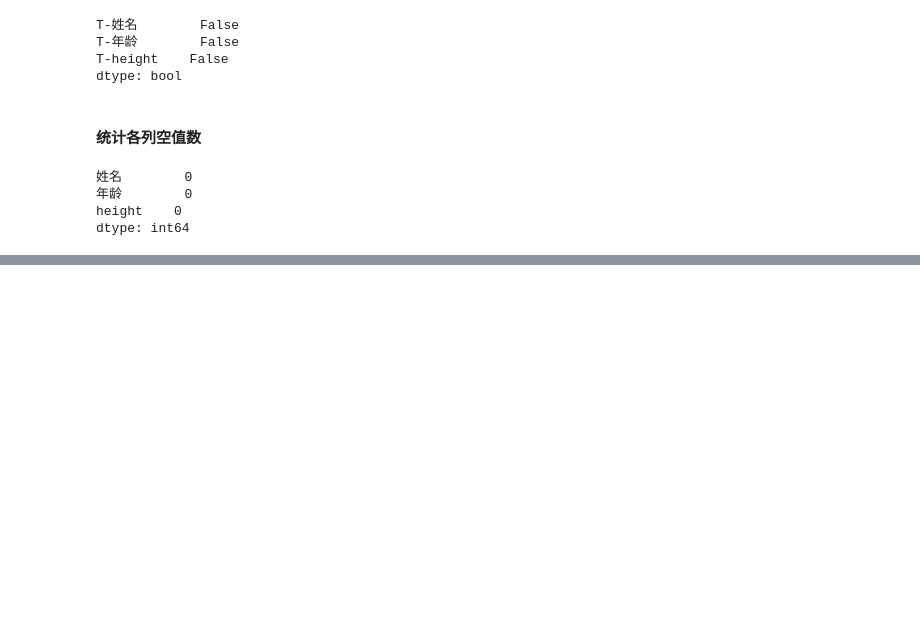
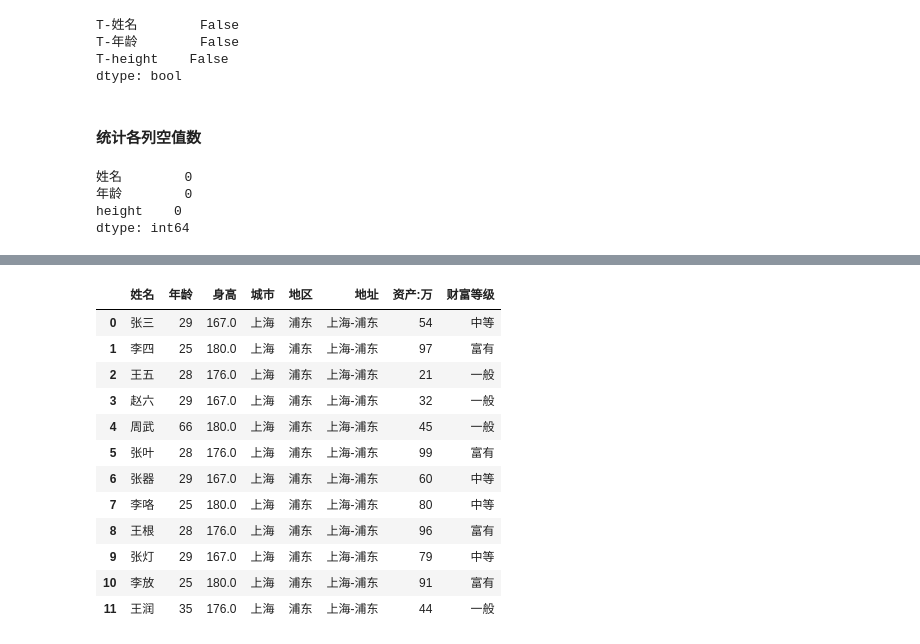
Before and after one commit to rongqi1108/python_codes, a Jupyter notebook: get-start/pandas常用函数.ipynb, the cells around one changed output, grey strips where cells are left out. Saved outputs shown, nothing was run; the diff lists cells and outputs as text; code cells hidden in the pictures; blank space fills up the shorter version.

```diff
--- a/get-start/pandas常用函数.ipynb
+++ b/get-start/pandas常用函数.ipynb
@@ -301,0 +572,3 @@ df_data = pd.DataFramer([])
+# %%
+df['身高'] = df['身高'].apply(float)
+df
@@ -301,0 +920,4 @@ df_data = pd.DataFramer([])
+# %%
+# 设置索引
+df3 = df.set_index('姓名')
+df3
@@ -301,0 +1061,4 @@ df_data = pd.DataFramer([])
+# %%
+df['地区'] = '浦东'
+df['地址'] = df['城市'] + '-' + df['地区']
+df
@@ -301,0 +1079,3 @@ df_data = pd.DataFramer([])
+# %%
+df['资产:万'] = np.random.randint(20, 100, 12)
+df
@@ -301,0 +1096,22 @@ df_data = pd.DataFramer([])
+# %%
+# 增加一列财富评级
+def get_level(assets):
+    if assets > 90:
+        return '富有'
+    return '一般' if assets < 50 else '中等'
+df['财富等级'] = df['资产:万'].apply(lambda x : get_level(x))
+df
+# %% [output]
+|  | 姓名 | 年龄 | 身高 | 城市 | 地区 | 地址 | 资产:万 | 财富等级 |
+| 0 | 张三 | 29 | 167.0 | 上海 | 浦东 | 上海-浦东 | 54 | 中等 |
+| 1 | 李四 | 25 | 180.0 | 上海 | 浦东 | 上海-浦东 | 97 | 富有 |
+| 2 | 王五 | 28 | 176.0 | 上海 | 浦东 | 上海-浦东 | 21 | 一般 |
+| 3 | 赵六 | 29 | 167.0 | 上海 | 浦东 | 上海-浦东 | 32 | 一般 |
+| 4 | 周武 | 66 | 180.0 | 上海 | 浦东 | 上海-浦东 | 45 | 一般 |
+| 5 | 张叶 | 28 | 176.0 | 上海 | 浦东 | 上海-浦东 | 99 | 富有 |
+| 6 | 张器 | 29 | 167.0 | 上海 | 浦东 | 上海-浦东 | 60 | 中等 |
+| 7 | 李咯 | 25 | 180.0 | 上海 | 浦东 | 上海-浦东 | 80 | 中等 |
+| 8 | 王根 | 28 | 176.0 | 上海 | 浦东 | 上海-浦东 | 96 | 富有 |
+| 9 | 张灯 | 29 | 167.0 | 上海 | 浦东 | 上海-浦东 | 79 | 中等 |
+| 10 | 李放 | 25 | 180.0 | 上海 | 浦东 | 上海-浦东 | 91 | 富有 |
+| 11 | 王润 | 35 | 176.0 | 上海 | 浦东 | 上海-浦东 | 44 | 一般 |
```
Also changed, not shown: parts of 113 cells of this notebook, 2 other files.
